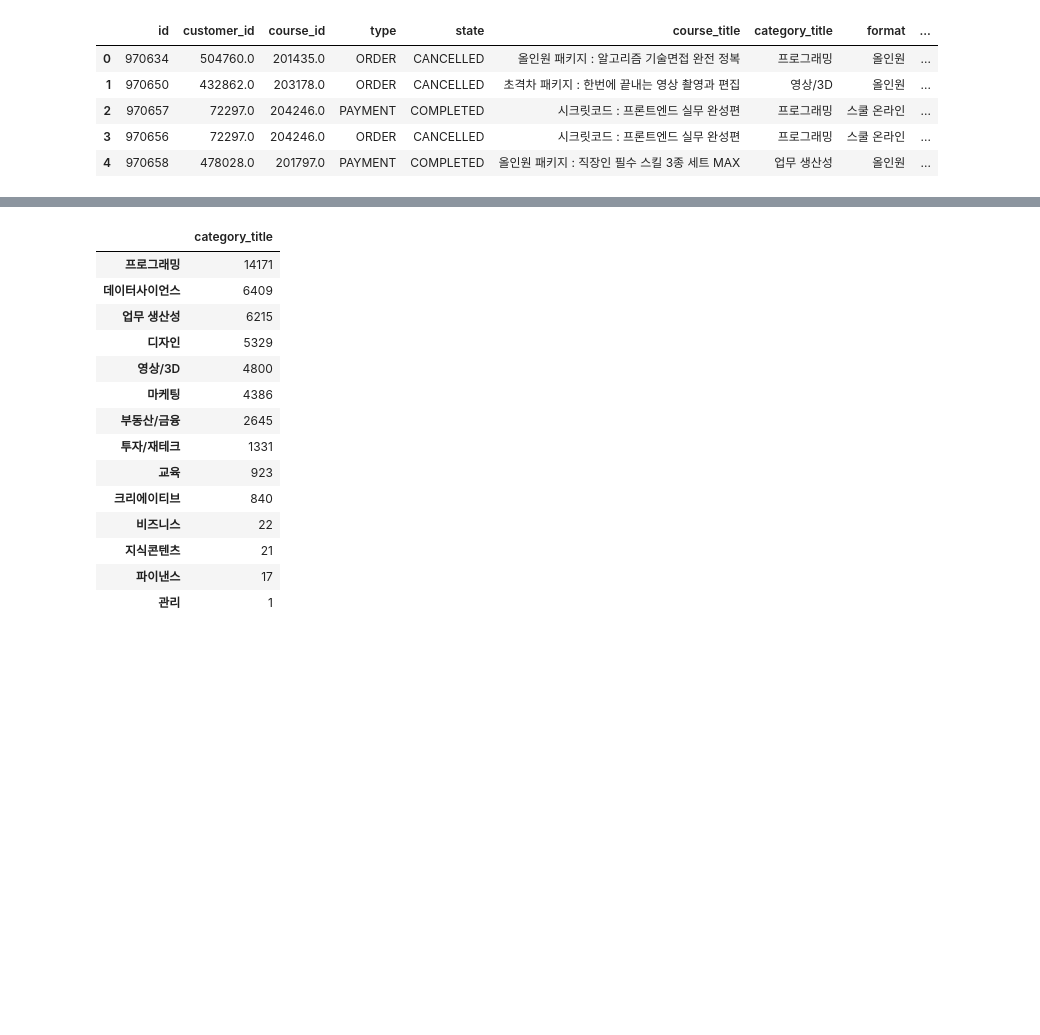
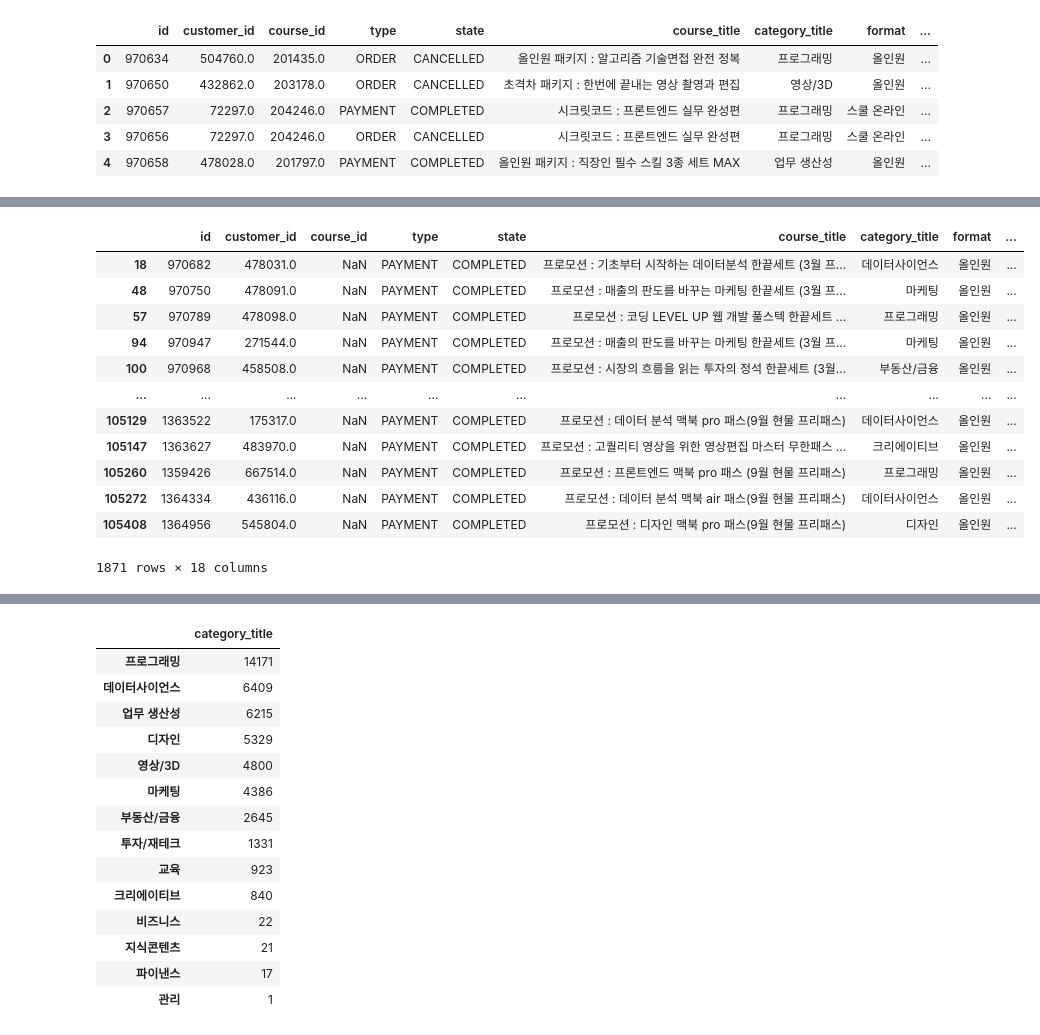
Before and after one commit to PKL-2022/FC_PJT, a Jupyter notebook: 패스트캠퍼스eda_JINSU.ipynb, the cells around one changed output, grey strips where cells are left out. Saved outputs shown, nothing was run; the diff lists cells and outputs as text; code cells hidden in the pictures; blank space fills up the shorter version.

```diff
--- a/패스트캠퍼스eda_JINSU.ipynb
+++ b/패스트캠퍼스eda_JINSU.ipynb
@@ -98,0 +121,16 @@ df.describe()
+# %%
+df[df['course_title'].str.contains('기수|프리패스')]
+# %% [output]
+|  | id | customer_id | course_id | type | state | course_title | category_title | format | ... |
+| 18 | 970682 | 478031.0 | NaN | PAYMENT | COMPLETED | 프로모션 : 기초부터 시작하는 데이터분석 한끝세트 (3월 프... | 데이터사이언스 | 올인원 | ... |
+| 48 | 970750 | 478091.0 | NaN | PAYMENT | COMPLETED | 프로모션 : 매출의 판도를 바꾸는 마케팅 한끝세트 (3월 프... | 마케팅 | 올인원 | ... |
+| 57 | 970789 | 478098.0 | NaN | PAYMENT | COMPLETED | 프로모션 : 코딩 LEVEL UP 웹 개발 풀스텍 한끝세트 ... | 프로그래밍 | 올인원 | ... |
+| 94 | 970947 | 271544.0 | NaN | PAYMENT | COMPLETED | 프로모션 : 매출의 판도를 바꾸는 마케팅 한끝세트 (3월 프... | 마케팅 | 올인원 | ... |
+| 100 | 970968 | 458508.0 | NaN | PAYMENT | COMPLETED | 프로모션 : 시장의 흐름을 읽는 투자의 정석 한끝세트 (3월... | 부동산/금융 | 올인원 | ... |
+| ... | ... | ... | ... | ... | ... | ... | ... | ... | ... |
+| 105129 | 1363522 | 175317.0 | NaN | PAYMENT | COMPLETED | 프로모션 : 데이터 분석 맥북 pro 패스(9월 현물 프리패스) | 데이터사이언스 | 올인원 | ... |
+| 105147 | 1363627 | 483970.0 | NaN | PAYMENT | COMPLETED | 프로모션 : 고퀄리티 영상을 위한 영상편집 마스터 무한패스 ... | 크리에이티브 | 올인원 | ... |
+| 105260 | 1359426 | 667514.0 | NaN | PAYMENT | COMPLETED | 프로모션 : 프론트엔드 맥북 pro 패스 (9월 현물 프리패스) | 프로그래밍 | 올인원 | ... |
+| 105272 | 1364334 | 436116.0 | NaN | PAYMENT | COMPLETED | 프로모션 : 데이터 분석 맥북 air 패스(9월 현물 프리패스) | 데이터사이언스 | 올인원 | ... |
+| 105408 | 1364956 | 545804.0 | NaN | PAYMENT | COMPLETED | 프로모션 : 디자인 맥북 pro 패스(9월 현물 프리패스) | 디자인 | 올인원 | ... |
+1871 rows × 18 columns
```
Also changed, not shown: parts of 15 cells of this notebook, 1 other file.
